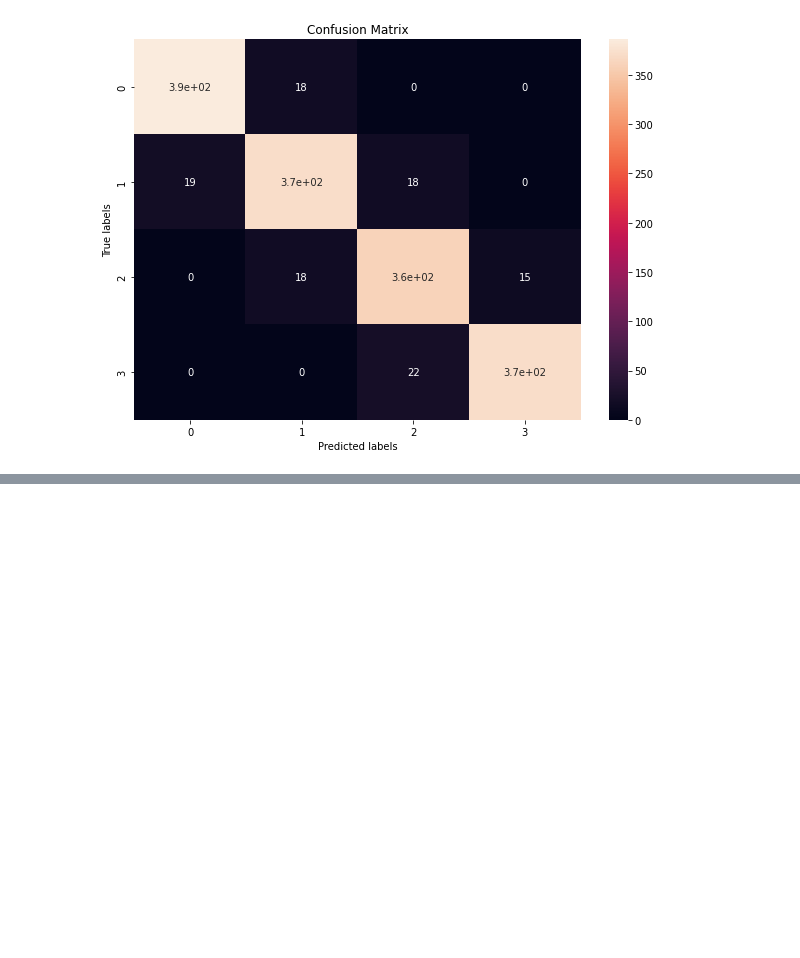
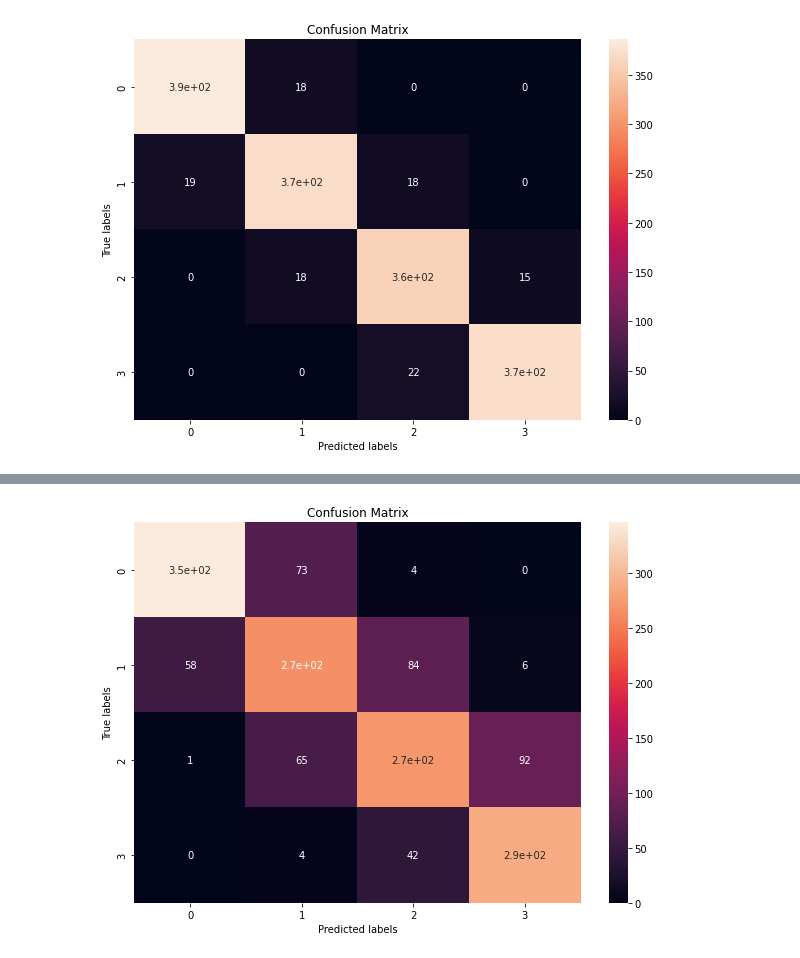
Before and after one commit to Kedarpatil24/Mobile-Price-Range-Prediction, a Jupyter notebook: Mobile_Price_Range_Prediction_Capstone_Project.ipynb, the cells around one changed output, grey strips where cells are left out. Drawn from its saved outputs; the diff is of its cells as text; code cells hidden in the pictures; blank space fills up the shorter version.

```diff
--- a/Mobile_Price_Range_Prediction_Capstone_Project.ipynb
+++ b/Mobile_Price_Range_Prediction_Capstone_Project.ipynb
@@ -905,0 +1114,36 @@ test_confusion_matrix(cm_test)
+# %%
+# Get the accuracy scores
+
+train_accuracy = accuracy_score(y_train_pred,y_train)
+test_accuracy = accuracy_score(y_test_pred,y_test)
+
+print("The accuracy on train data is :", train_accuracy)
+print("The accuracy on test data is :", test_accuracy)
+print('--'*20)
+print('--'*20)
+
+cm_train = confusion_matrix(y_train_pred, y_train)
+cm_test = confusion_matrix(y_test_pred, y_test)
+
+print("The confusion matrix on the train data is :")
+print(cm_train)
+print('')
+print("The confusion matrix on the train data is :")
+print(cm_test)
+print('--'*20)
+print('--'*20)
+
+train_report = classification_report(y_train_pred, y_train)
+test_report = classification_report(y_test_pred, y_test)
+print("The classification report on the train data is :")
+print(train_report)
+print('')
+print("The classification report on the test data is :")
+print(test_report)
+print('--'*20)
+print('--'*20)
+
+train_roc_auc_score = roc_auc_score(y_train,  kn.predict_proba(X_train), multi_class='ovr')
+test_roc_auc_score = roc_auc_score(y_test,  kn.predict_proba(X_test), multi_class='ovr')
+print("The ROC AUC score on the train data is: ", train_roc_auc_score)
+print("The ROC AUC score on the test data is: ", test_roc_auc_score)
@@ -905,0 +1168,6 @@ test_confusion_matrix(cm_test)
+# %%
+# Trian Matrix
+
+train_confusion_matrix(cm_train)
+# %% [output]
+[figure, added]
```
Also changed, not shown: parts of 30 cells of this notebook.
